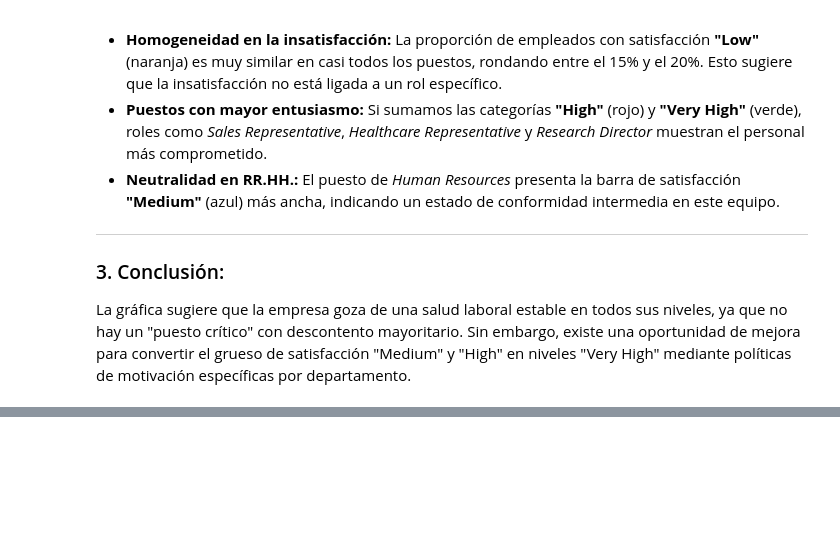
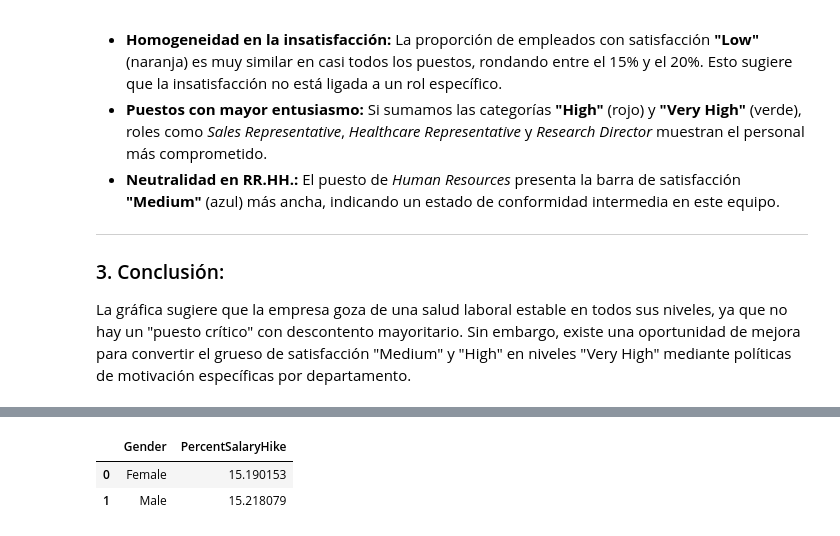
Before and after one commit to PatriciaAnaya/project-da-promo-59-modulo-3-team-3, a Jupyter notebook: optimizacion-de-talento.ipynb, the cells around one changed output, grey strips where cells are left out. Saved outputs shown, nothing was run; the diff lists cells and outputs as text; code cells hidden in the pictures; blank space fills up the shorter version.

```diff
--- a/optimizacion-de-talento.ipynb
+++ b/optimizacion-de-talento.ipynb
@@ -716,0 +866,12 @@ Index(['age', 'attrition', 'business_travel', 'daily_rate', 'department',
+# %%
+salary_hike_by_gender = (
+    df.groupby('Gender')['PercentSalaryHike']
+      .mean()
+      .reset_index()
+)
+# %%
+salary_hike_by_gender
+# %% [output]
+|  | Gender | PercentSalaryHike |
+| 0 | Female | 15.190153 |
+| 1 | Male | 15.218079 |
```
Also changed, not shown: parts of 22 cells of this notebook, 1 other file.
